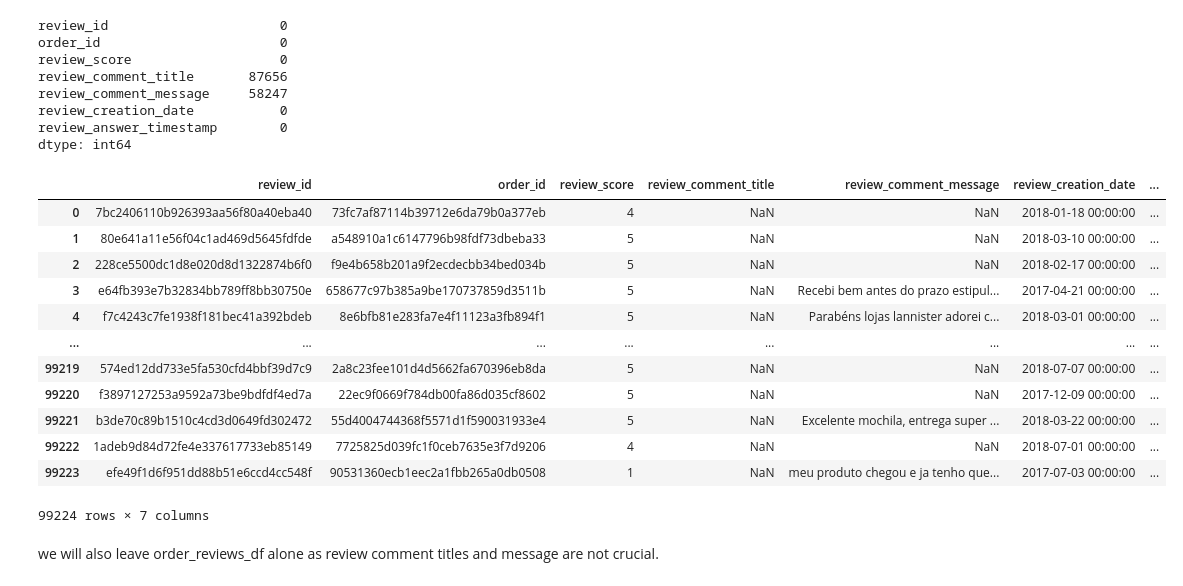
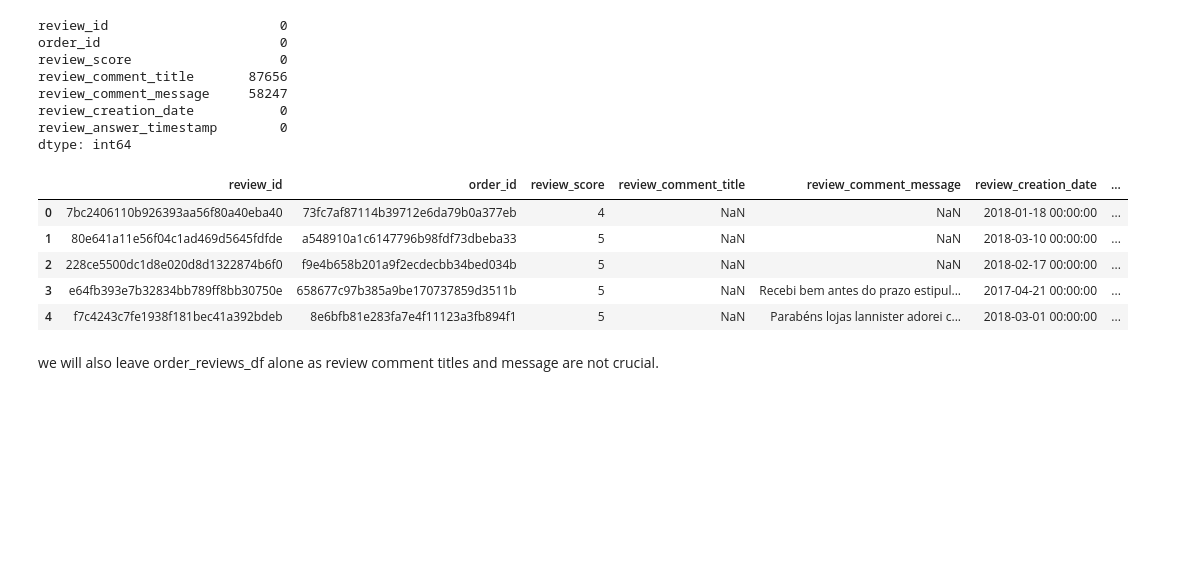
Before and after one commit to Mocuss/FESI-Crew, a Jupyter notebook: EDA.ipynb, the cells around one changed output. Cells and saved outputs as stored; diff of their text form; code cells hidden in the pictures; blank space fills up the shorter version.

```diff
--- a/EDA.ipynb
+++ b/EDA.ipynb
@@ -94,21 +87,14 @@ review_answer_timestamp        0
 dtype: int64
 # %%
 # order_reviews_df dataset
-order_reviews_df
+order_reviews_df.head()
 # %% [output]
 |  | review_id | order_id | review_score | review_comment_title | review_comment_message | review_creation_date | ... |
 | 0 | 7bc2406110b926393aa56f80a40eba40 | 73fc7af87114b39712e6da79b0a377eb | 4 | NaN | NaN | 2018-01-18 00:00:00 | ... |
 | 1 | 80e641a11e56f04c1ad469d5645fdfde | a548910a1c6147796b98fdf73dbeba33 | 5 | NaN | NaN | 2018-03-10 00:00:00 | ... |
 | 2 | 228ce5500dc1d8e020d8d1322874b6f0 | f9e4b658b201a9f2ecdecbb34bed034b | 5 | NaN | NaN | 2018-02-17 00:00:00 | ... |
 | 3 | e64fb393e7b32834bb789ff8bb30750e | 658677c97b385a9be170737859d3511b | 5 | NaN | Recebi bem antes do prazo estipul... | 2017-04-21 00:00:00 | ... |
 | 4 | f7c4243c7fe1938f181bec41a392bdeb | 8e6bfb81e283fa7e4f11123a3fb894f1 | 5 | NaN | Parabéns lojas lannister adorei c... | 2018-03-01 00:00:00 | ... |
-| ... | ... | ... | ... | ... | ... | ... | ... |
-| 99219 | 574ed12dd733e5fa530cfd4bbf39d7c9 | 2a8c23fee101d4d5662fa670396eb8da | 5 | NaN | NaN | 2018-07-07 00:00:00 | ... |
-| 99220 | f3897127253a9592a73be9bdfdf4ed7a | 22ec9f0669f784db00fa86d035cf8602 | 5 | NaN | NaN | 2017-12-09 00:00:00 | ... |
-| 99221 | b3de70c89b1510c4cd3d0649fd302472 | 55d4004744368f5571d1f590031933e4 | 5 | NaN | Excelente mochila, entrega super ... | 2018-03-22 00:00:00 | ... |
-| 99222 | 1adeb9d84d72fe4e337617733eb85149 | 7725825d039fc1f0ceb7635e3f7d9206 | 4 | NaN | NaN | 2018-07-01 00:00:00 | ... |
-| 99223 | efe49f1d6f951dd88b51e6ccd4cc548f | 90531360ecb1eec2a1fbb265a0db0508 | 1 | NaN | meu produto chegou e ja tenho que... | 2017-07-03 00:00:00 | ... |
-99224 rows × 7 columns
 # %% [markdown]
 we will also leave order_reviews_df alone as review comment titles and message are not crucial.
 # %%
```
Also changed, not shown: parts of 12 cells of this notebook.
